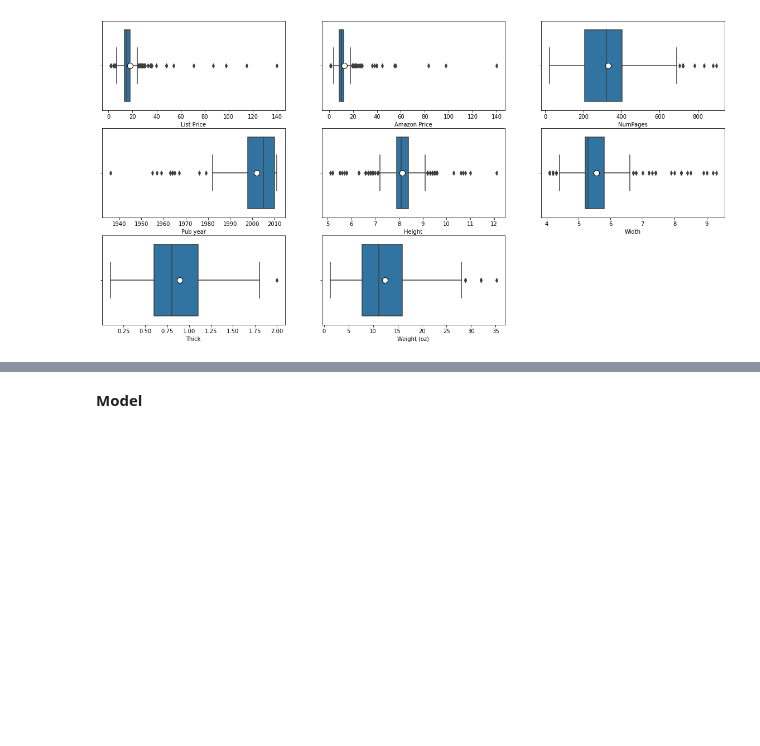
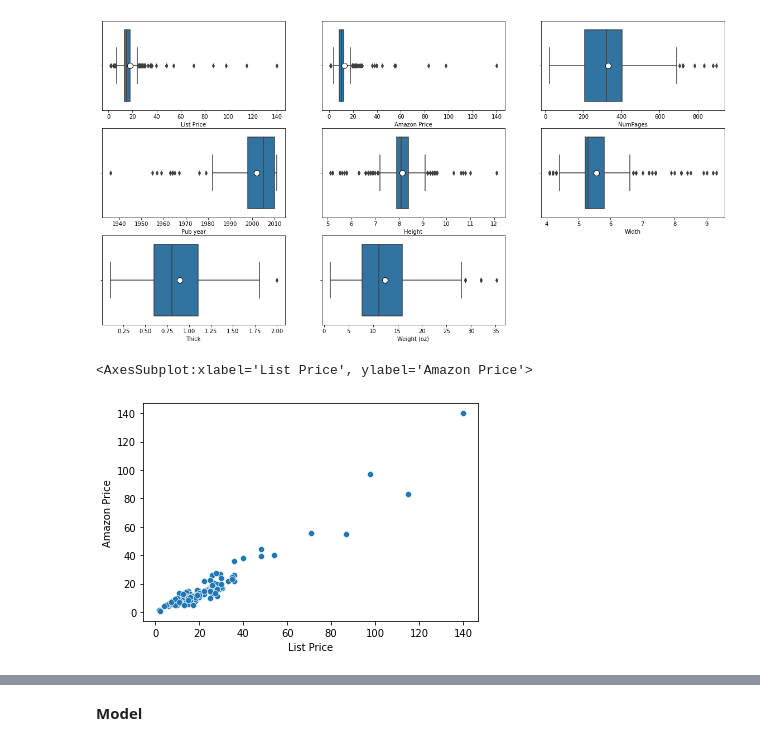
Before and after one commit to yildirimdata/Machine_learning, a Jupyter notebook: 1 ML_SciKit.ipynb, the cells around one changed output, grey strips where cells are left out. Saved outputs shown, nothing was run; the diff lists cells and outputs as text; code cells hidden in the pictures; blank space fills up the shorter version.

```diff
--- a/1 ML_SciKit.ipynb
+++ b/1 ML_SciKit.ipynb
@@ -222,3 +231,9 @@ for feature in df.select_dtypes('number').columns:
                            "markersize":"10"})
 # %% [output]
 [figure]
+# %%
+# these scatter and regplots are hust to remember sns plots:
+sns.scatterplot(x = "List Price", y = "Amazon Price", data= df)
+# %% [output]
+<AxesSubplot:xlabel='List Price', ylabel='Amazon Price'>
+[figure, added]
```
Also changed, not shown: parts of 11 cells of this notebook, 2 other files.
